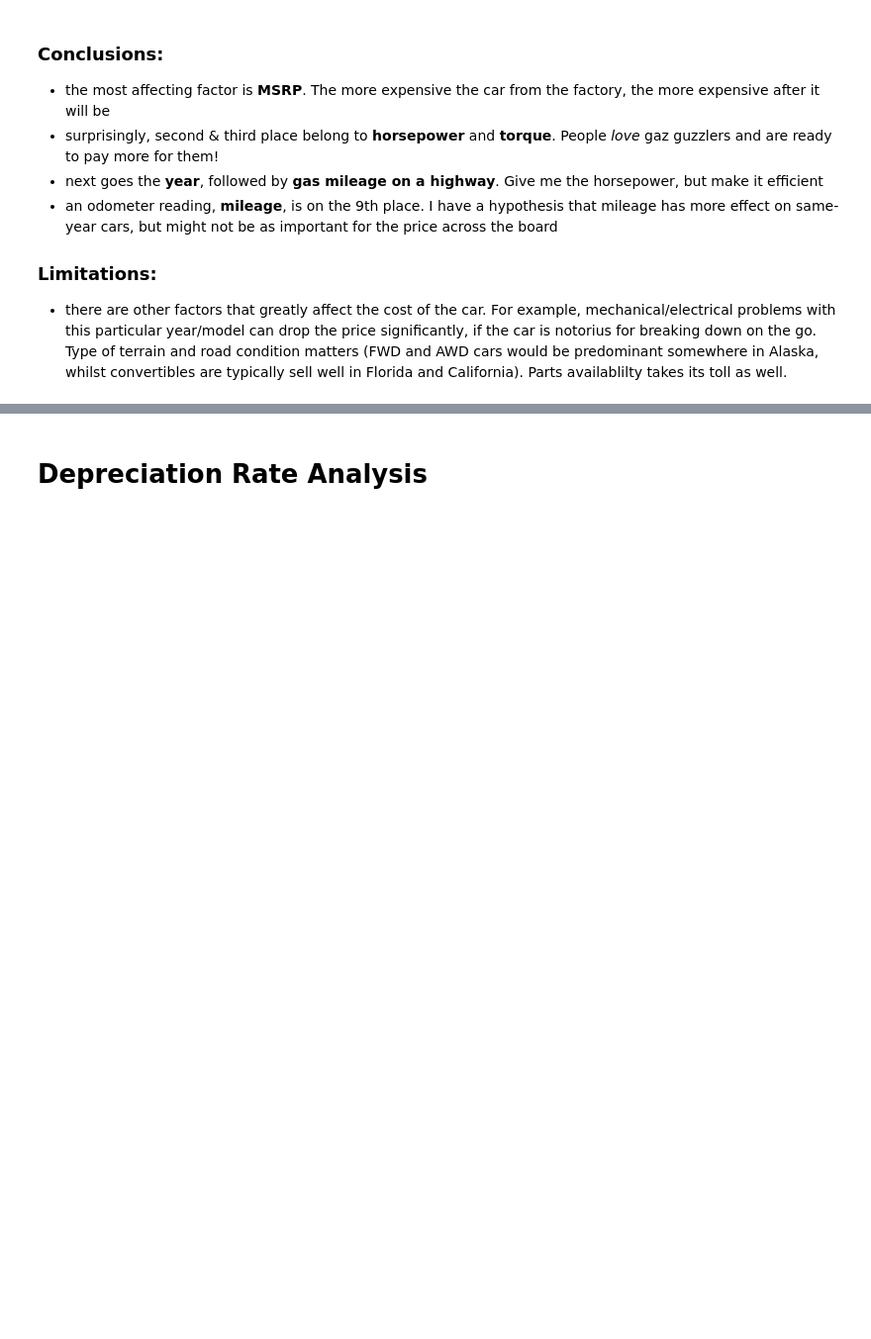
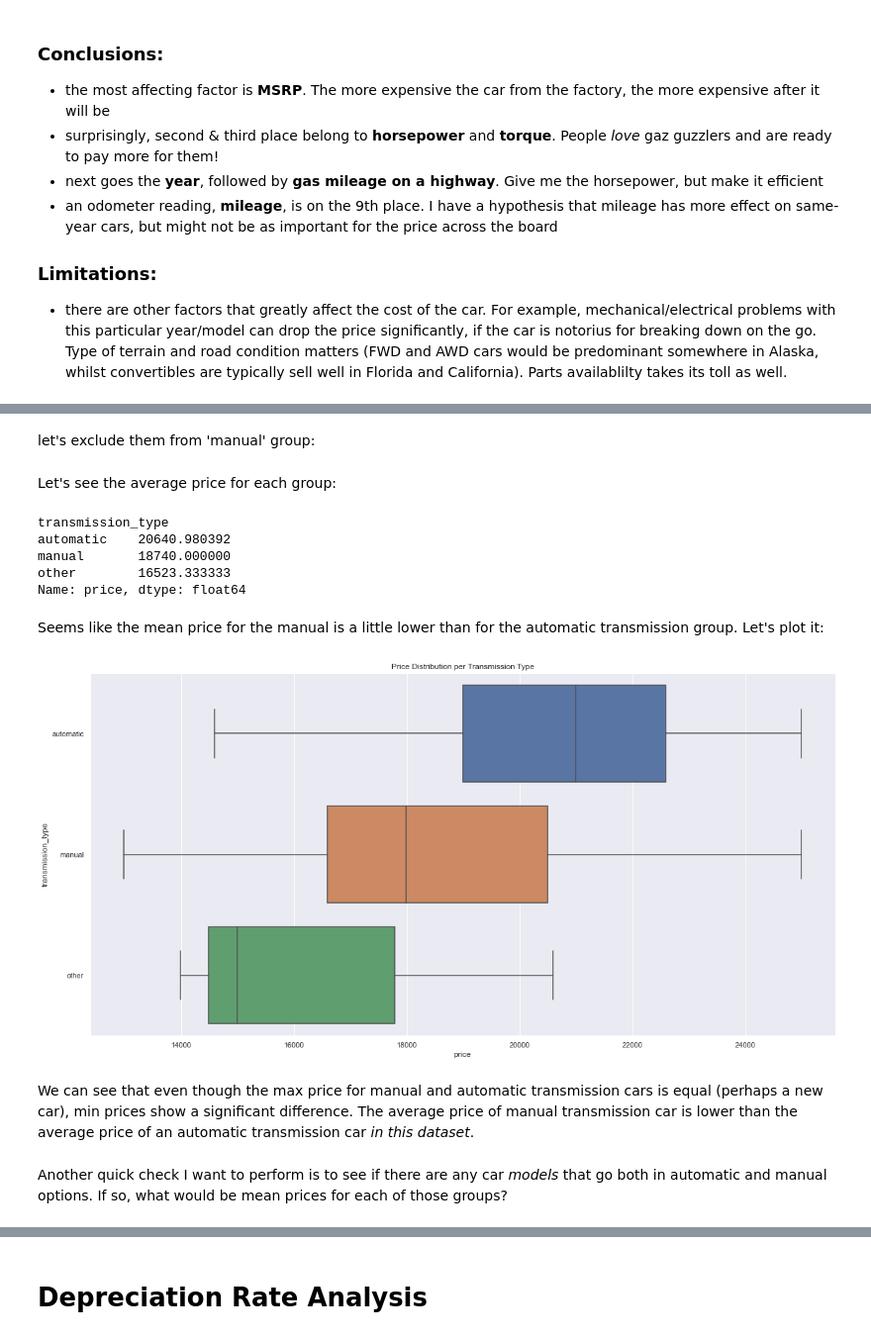
Before and after one commit to KilovoIt/Data-Science, a Jupyter notebook: Carvana Project/carvana_eda.ipynb, the cells around one changed output, grey strips where cells are left out. Shown at 99% size. Saved outputs shown, nothing was run; the diff lists cells and outputs as text; code cells hidden in the pictures; blank space fills up the shorter version.

```diff
--- a/Carvana Project/carvana_eda.ipynb
+++ b/Carvana Project/carvana_eda.ipynb
@@ -143,0 +150,2 @@ plt.show()
+# %%
+carvana['transmission_type'] = np.where(carvana.transmission.str.contains('Auto'), 'automatic', 'manual')
@@ -143,0 +161,27 @@ plt.show()
+# %% [markdown]
+let's exclude them from 'manual' group:
+# %%
+carvana.loc[carvana['transmission'].str.contains('Fixed'), 'transmission_type'] = 'other'
+# %% [markdown]
+Let's see the average price for each group:
+# %%
+carvana.groupby(['transmission_type'])['price'].mean()
+# %% [output]
+transmission_type
+automatic    20640.980392
+manual       18740.000000
+other        16523.333333
+Name: price, dtype: float64
+# %% [markdown]
+Seems like the mean price for the manual is a little lower than for the automatic transmission group. Let's plot it:
+# %%
+plt.figure(figsize=(20, 10))
+plt.title('Price Distribution per Transmission Type')
+sns.boxplot(x='price', y='transmission_type', data=carvana)
+plt.show()
+# %% [output]
+[figure, added]
+# %% [markdown]
+We can see that even though the max price for manual and automatic transmission cars is equal (perhaps a new car), min prices show a significant difference. The average price of manual transmission car is lower than the average price of an automatic transmission car *in* *this* *dataset*.
+# %% [markdown]
+Another quick check I want to perform is to see if there are any car _models_ that go both in automatic and manual options. If so, what would be mean prices for each of those groups?
```
Also changed, not shown: parts of 41 cells of this notebook.
